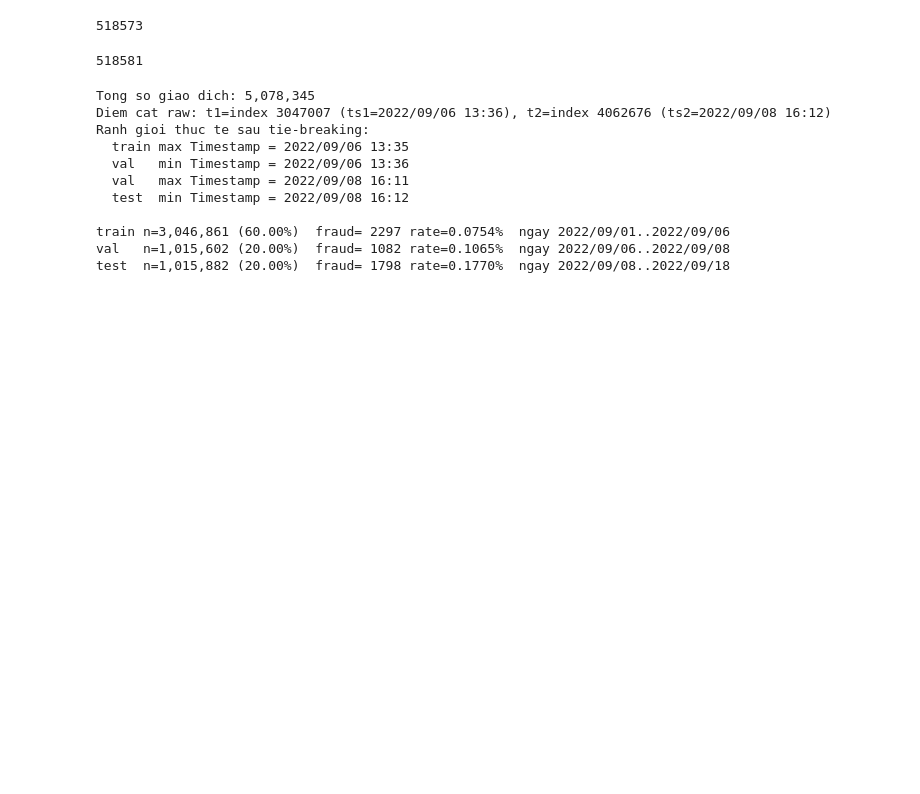
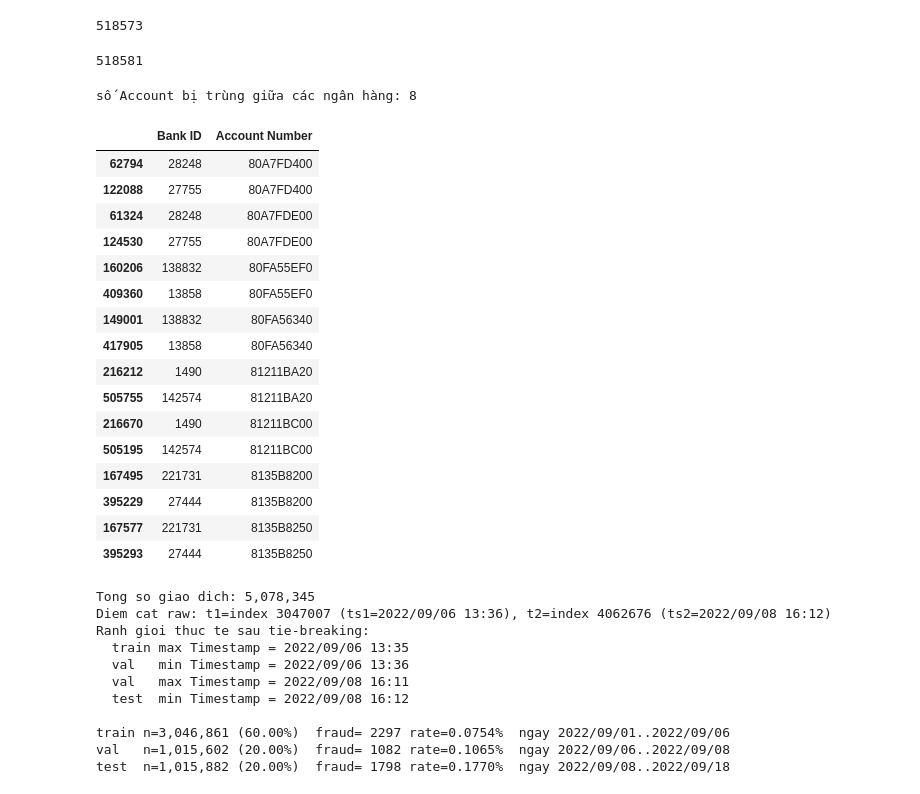
Before and after one commit to Tyler3743/fraud_detection, a Jupyter notebook: check_duplicate.ipynb, the cells around one changed output. Drawn from its saved outputs; the diff is of its cells as text; code cells hidden in the pictures; blank space fills up the shorter version.

```diff
--- a/check_duplicate.ipynb
+++ b/check_duplicate.ipynb
@@ -26,6 +26,31 @@ pairs=df_clean.groupby(['Account Number','Bank ID']).ngroups
 print(pairs)
 # %% [output]
 518581
+# %%
+dup_accounts = df_clean.groupby('Account Number')['Bank ID'].nunique()
+dup_accounts = dup_accounts[dup_accounts > 1]
+print(f"số Account bị trùng giữa các ngân hàng: {len(dup_accounts)}")
+
+df_clean[df_clean['Account Number'].isin(dup_accounts.index)].sort_values('Account Number')
+# %% [output]
+số Account bị trùng giữa các ngân hàng: 8
+|  | Bank ID | Account Number |
+| 62794 | 28248 | 80A7FD400 |
+| 122088 | 27755 | 80A7FD400 |
+| 61324 | 28248 | 80A7FDE00 |
+| 124530 | 27755 | 80A7FDE00 |
+| 160206 | 138832 | 80FA55EF0 |
+| 409360 | 13858 | 80FA55EF0 |
+| 149001 | 138832 | 80FA56340 |
+| 417905 | 13858 | 80FA56340 |
+| 216212 | 1490 | 81211BA20 |
+| 505755 | 142574 | 81211BA20 |
+| 216670 | 1490 | 81211BC00 |
+| 505195 | 142574 | 81211BC00 |
+| 167495 | 221731 | 8135B8200 |
+| 395229 | 27444 | 8135B8200 |
+| 167577 | 221731 | 8135B8250 |
+| 395293 | 27444 | 8135B8250 |
 # %%
 #kiểm tra dữ liệu split theo index
 df_index_split = pd.read_csv("dataset_high/HI-Small_trans.csv")
```
Also changed, not shown: 14 other files.
